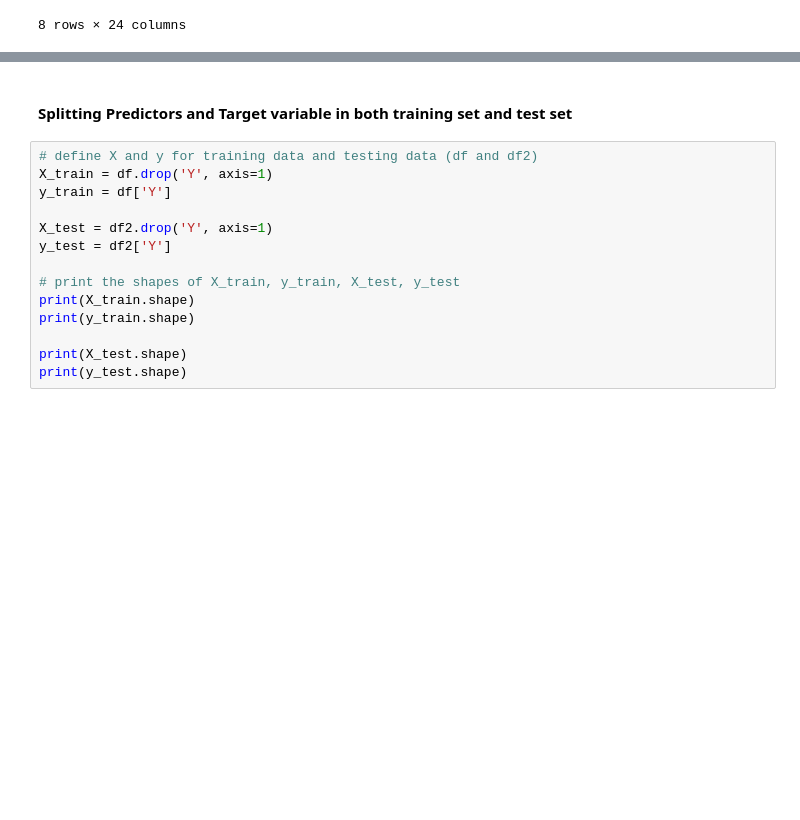
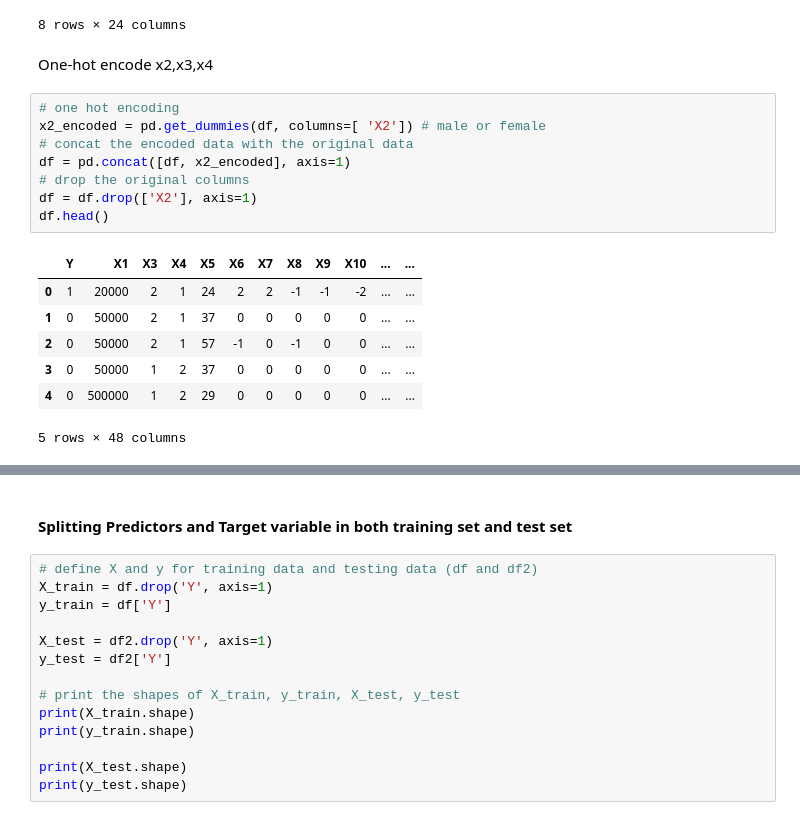
Before and after one commit to AromalShiney/DataMining, a Jupyter notebook: part2.ipynb, the cells around one changed output, grey strips where cells are left out. Drawn from its saved outputs; the diff is of its cells as text; blank space fills up the shorter version.

```diff
--- a/part2.ipynb
+++ b/part2.ipynb
@@ -135,3 +173,21 @@ df2.describe()
 | 75% | 0.000000 | 240000.00000 | 2.000000 | 2.000000 | 2.000000 | 41.000000 | 0.000000 | 0.000000 | 0.000000 | 0.000000 | ... | ... |
 | max | 1.000000 | 1000000.00000 | 2.000000 | 6.000000 | 3.000000 | 79.000000 | 8.000000 | 7.000000 | 8.000000 | 8.000000 | ... | ... |
 8 rows × 24 columns
+# %% [markdown]
+One-hot encode x2,x3,x4
+# %%
+# one hot encoding
+x2_encoded = pd.get_dummies(df, columns=[ 'X2']) # male or female
+# concat the encoded data with the original data
+df = pd.concat([df, x2_encoded], axis=1)
+# drop the original columns
+df = df.drop(['X2'], axis=1)
+df.head()
+# %% [output]
+|  | Y | X1 | X3 | X4 | X5 | X6 | X7 | X8 | X9 | X10 | ... | ... |
+| 0 | 1 | 20000 | 2 | 1 | 24 | 2 | 2 | -1 | -1 | -2 | ... | ... |
+| 1 | 0 | 50000 | 2 | 1 | 37 | 0 | 0 | 0 | 0 | 0 | ... | ... |
+| 2 | 0 | 50000 | 2 | 1 | 57 | -1 | 0 | -1 | 0 | 0 | ... | ... |
+| 3 | 0 | 50000 | 1 | 2 | 37 | 0 | 0 | 0 | 0 | 0 | ... | ... |
+| 4 | 0 | 500000 | 1 | 2 | 29 | 0 | 0 | 0 | 0 | 0 | ... | ... |
+5 rows × 48 columns
```
Also changed, not shown: parts of 17 cells of this notebook.
